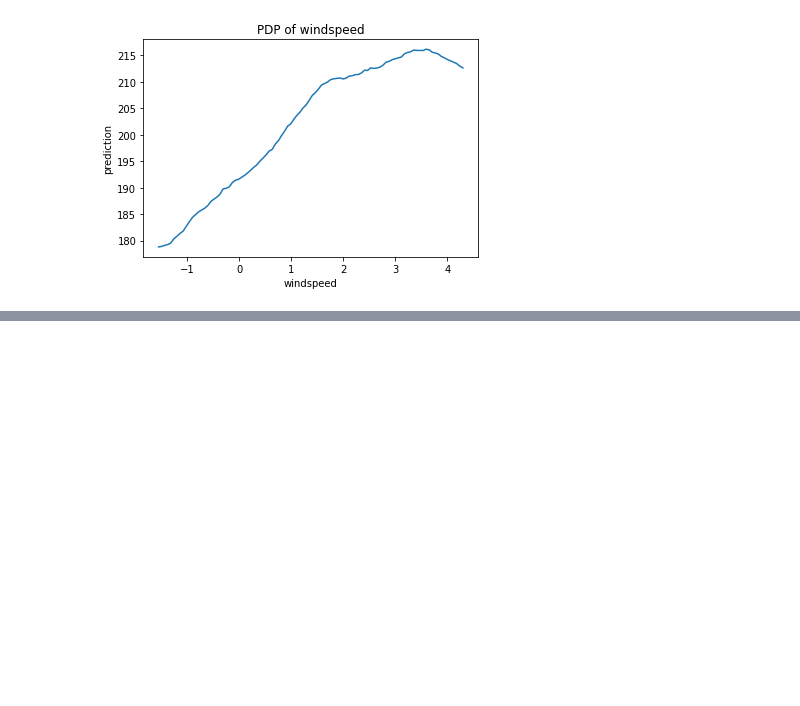
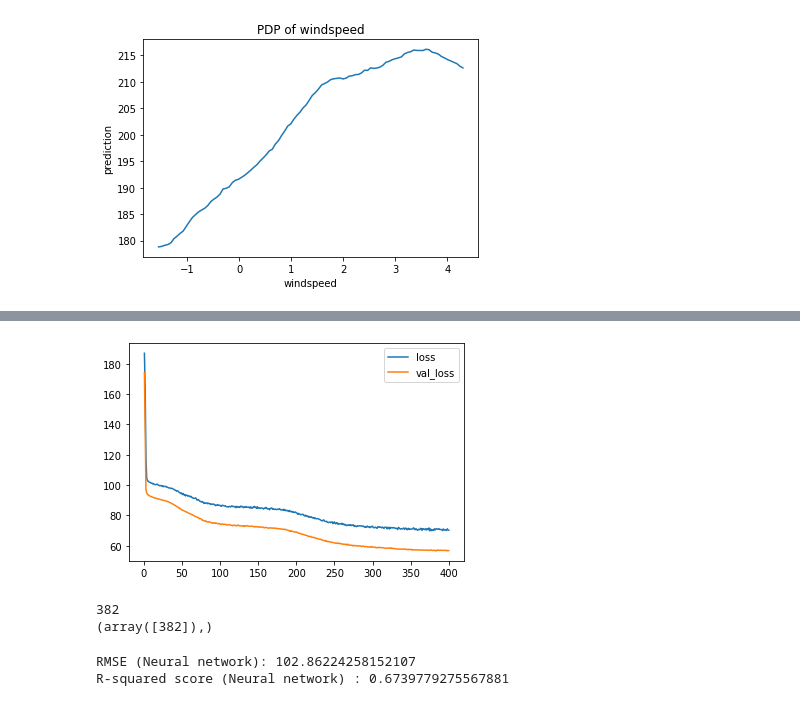
Before and after one commit to GertjanDS/MachineLearning, a Jupyter notebook: regression_bikes.ipynb, the cells around one changed output, grey strips where cells are left out. Drawn from its saved outputs; the diff is of its cells as text; code cells hidden in the pictures; blank space fills up the shorter version.

```diff
--- a/regression_bikes.ipynb
+++ b/regression_bikes.ipynb
@@ -205,0 +212,25 @@ for i in range(X_test.shape[1]):
+# %%
+X_, X_test, y_, y_test = train_test_split(X, y, test_size=0.2, random_state=seed)
+X_train, X_val, y_train, y_val = train_test_split(X_, y_, test_size=0.2, random_state=seed)
+# %%
+# Initialise neural network
+BATCH_SIZE=64
+INPUT_SIZE= X_train.shape[1]
+
+set_seed(seed)
+
+model = Sequential()
+model.add(Input(INPUT_SIZE))
+model.add(Dense(20, activation="relu"))
+model.add(Dropout(0.1))
+# model.add(Dense(10, activation="relu"))
+# model.add(Dropout(0.1))
+model.add(Dense(10, activation="relu"))
+model.add(Dropout(0.1))
+model.add(Dense(1))
+model.compile(optimizer='adam',
+                loss="mean_absolute_error",
+                metrics=['mean_squared_error'])
+
+n_epochs = 400
+history = model.fit(X_train, y_train, batch_size=BATCH_SIZE, epochs=n_epochs, validation_data=(X_val, y_val)) # validation_split=0.2)
@@ -206 +255,19 @@ for i in range(X_test.shape[1]):
+# %%
+for key in ['loss', 'val_loss']:
+    plt.plot(np.arange(1, n_epochs+1), history.history[key], label=key)
+plt.legend()
+plt.show()
+
+print(np.argmin(history.history['val_loss']))
+print(np.where(history.history['val_loss'] == np.min(history.history['val_loss'])))
+# %% [output]
+[figure, added]
+382
+(array([382]),)
+# %%
+model_name = "Neural network"
+print_errors(model, model_name, X_test, y_test)
+# %% [output]
+RMSE (Neural network): 102.86224258152107
+R-squared score (Neural network) : 0.6739779275567881
 # %% [markdown]
```
Also changed, not shown: parts of 4 cells of this notebook, 4 other files.
